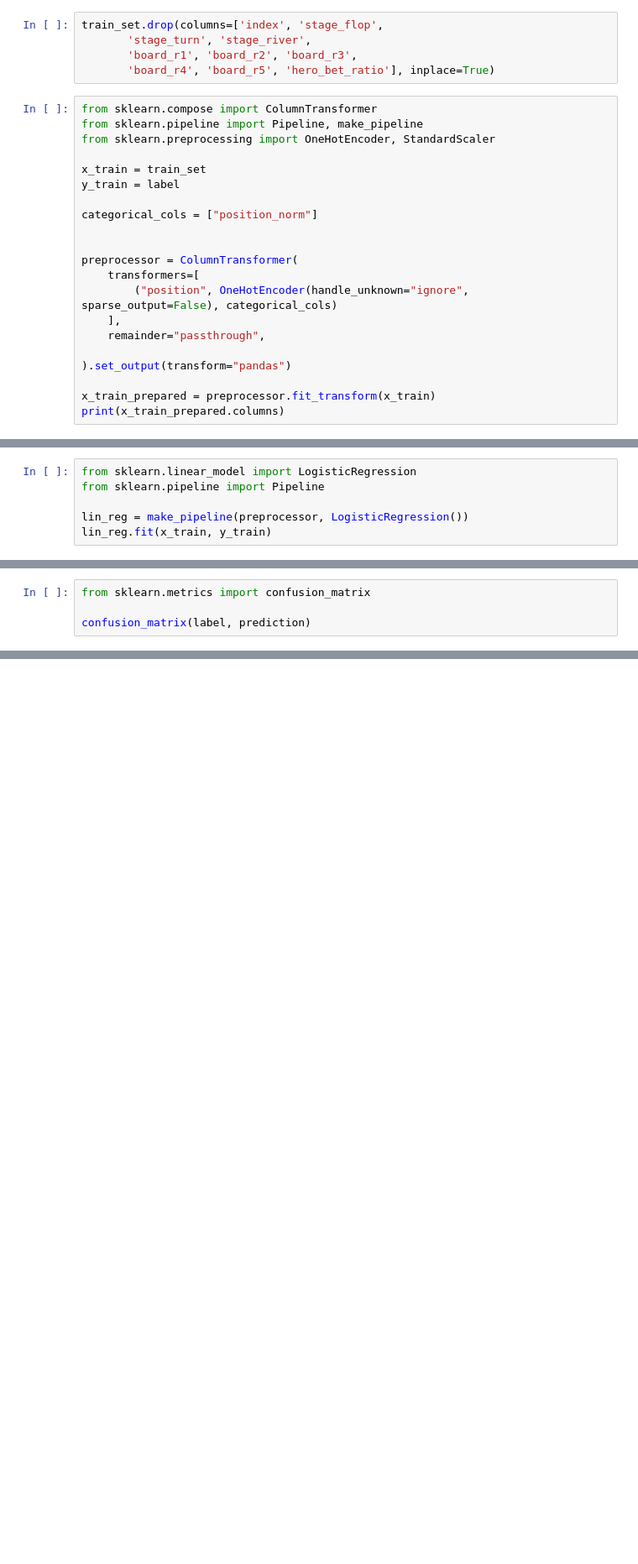
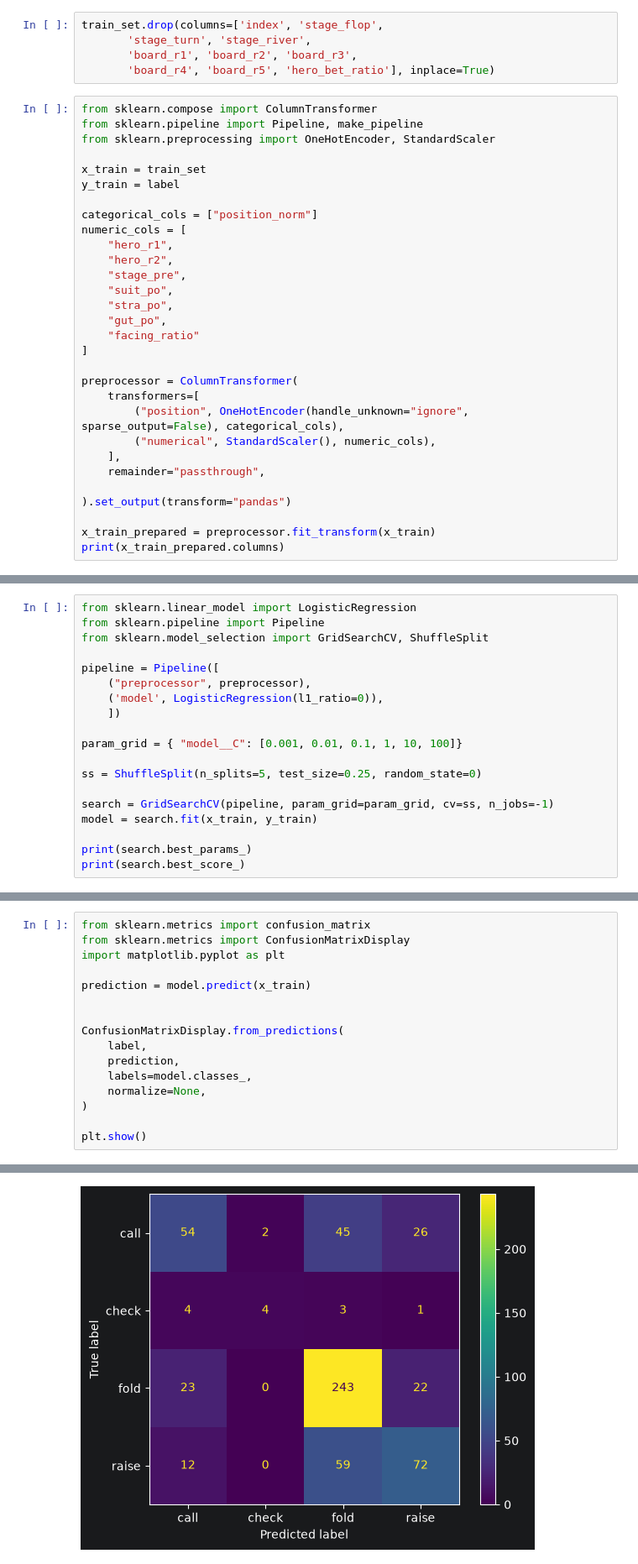
Before and after one commit to ivan1042/Poker_Neural_Network, a Jupyter notebook: data_exploration.ipynb, the cells around one changed output, grey strips where cells are left out. Shown at 84% size. Drawn from its saved outputs; the diff is of its cells as text; blank space fills up the shorter version.

Commit message:
Added shufflesplit for parameter finding

```diff
--- a/data_exploration.ipynb
+++ b/data_exploration.ipynb
@@ -130,11 +128,20 @@ x_train = train_set
 y_train = label
 
 categorical_cols = ["position_norm"]
-
+numeric_cols = [
+    "hero_r1",
+    "hero_r2",
+    "stage_pre",
+    "suit_po",
+    "stra_po",
+    "gut_po",
+    "facing_ratio"
+]
 
 preprocessor = ColumnTransformer(
     transformers=[
-        ("position", OneHotEncoder(handle_unknown="ignore", sparse_output=False), categorical_cols)
+        ("position", OneHotEncoder(handle_unknown="ignore", sparse_output=False), categorical_cols),
+        ("numerical", StandardScaler(), numeric_cols),
     ],
     remainder="passthrough",
 
@@ -153,7 +166,20 @@ Index(['position__position_norm_BB', 'position__position_norm_BTN',
 # %%
 from sklearn.linear_model import LogisticRegression
 from sklearn.pipeline import Pipeline
+from sklearn.model_selection import GridSearchCV, ShuffleSplit
 
-lin_reg = make_pipeline(preprocessor, LogisticRegression())
-lin_reg.fit(x_train, y_train)
+pipeline = Pipeline([
+    ("preprocessor", preprocessor),
+    ('model', LogisticRegression(l1_ratio=0)),
+    ])
+
+param_grid = { "model__C": [0.001, 0.01, 0.1, 1, 10, 100]}
+
+ss = ShuffleSplit(n_splits=5, test_size=0.25, random_state=0)
+
+search = GridSearchCV(pipeline, param_grid=param_grid, cv=ss, n_jobs=-1)
+model = search.fit(x_train, y_train)
+
+print(search.best_params_)
+print(search.best_score_)
 # %% [output]
@@ -181,5 +188,17 @@ Name: action, dtype: str
 # %%
 from sklearn.metrics import confusion_matrix
+from sklearn.metrics import ConfusionMatrixDisplay
+import matplotlib.pyplot as plt
 
-confusion_matrix(label, prediction)
+prediction = model.predict(x_train)
+
+
+ConfusionMatrixDisplay.from_predictions(
+    label,
+    prediction,
+    labels=model.classes_,
+    normalize=None,
+)
+
+plt.show()
 # %% [output]
@@ -189,0 +205 @@ array([[ 45,   0,  56,  26],
+[figure, added]
```
Also changed, not shown: parts of 12 cells of this notebook.
